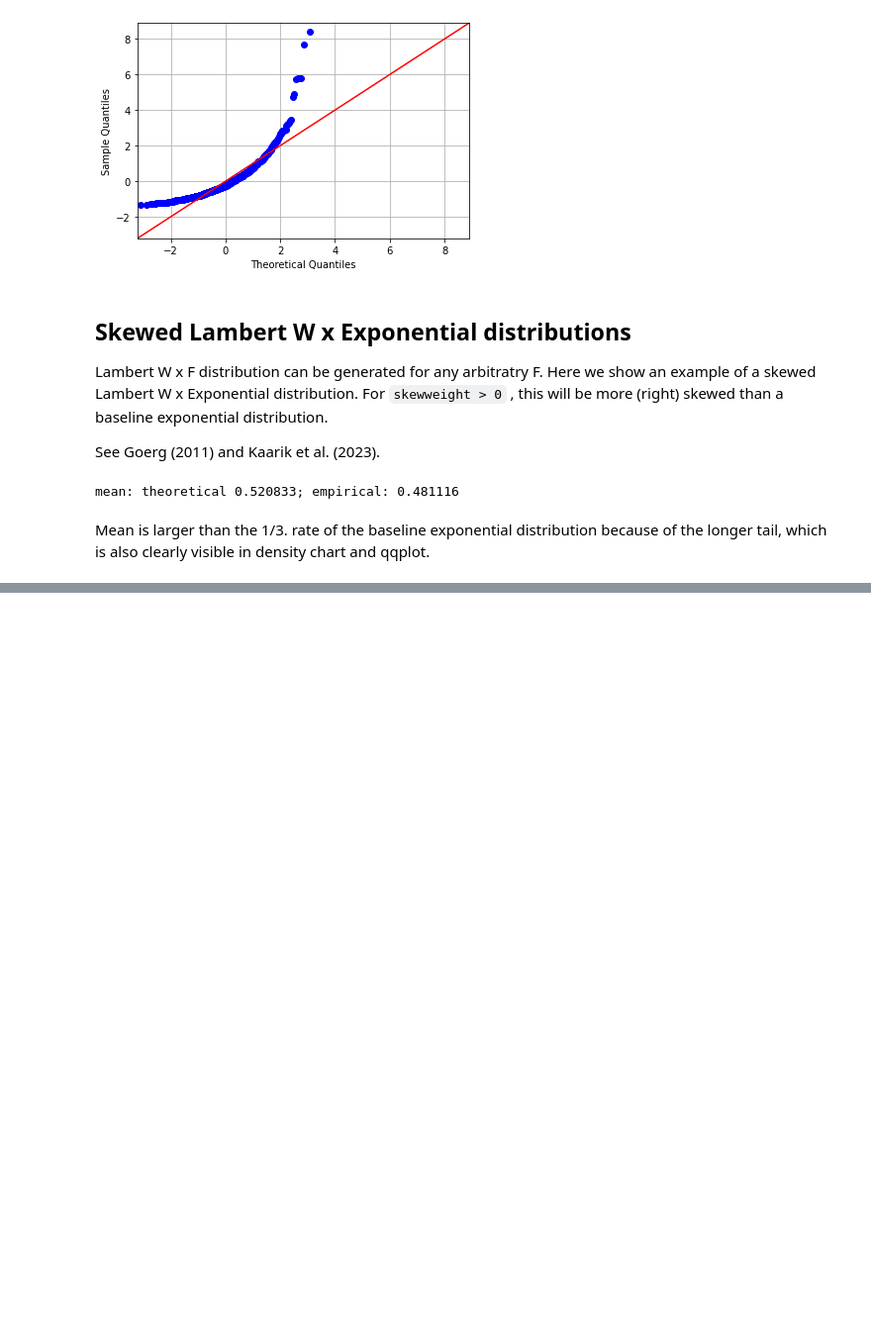
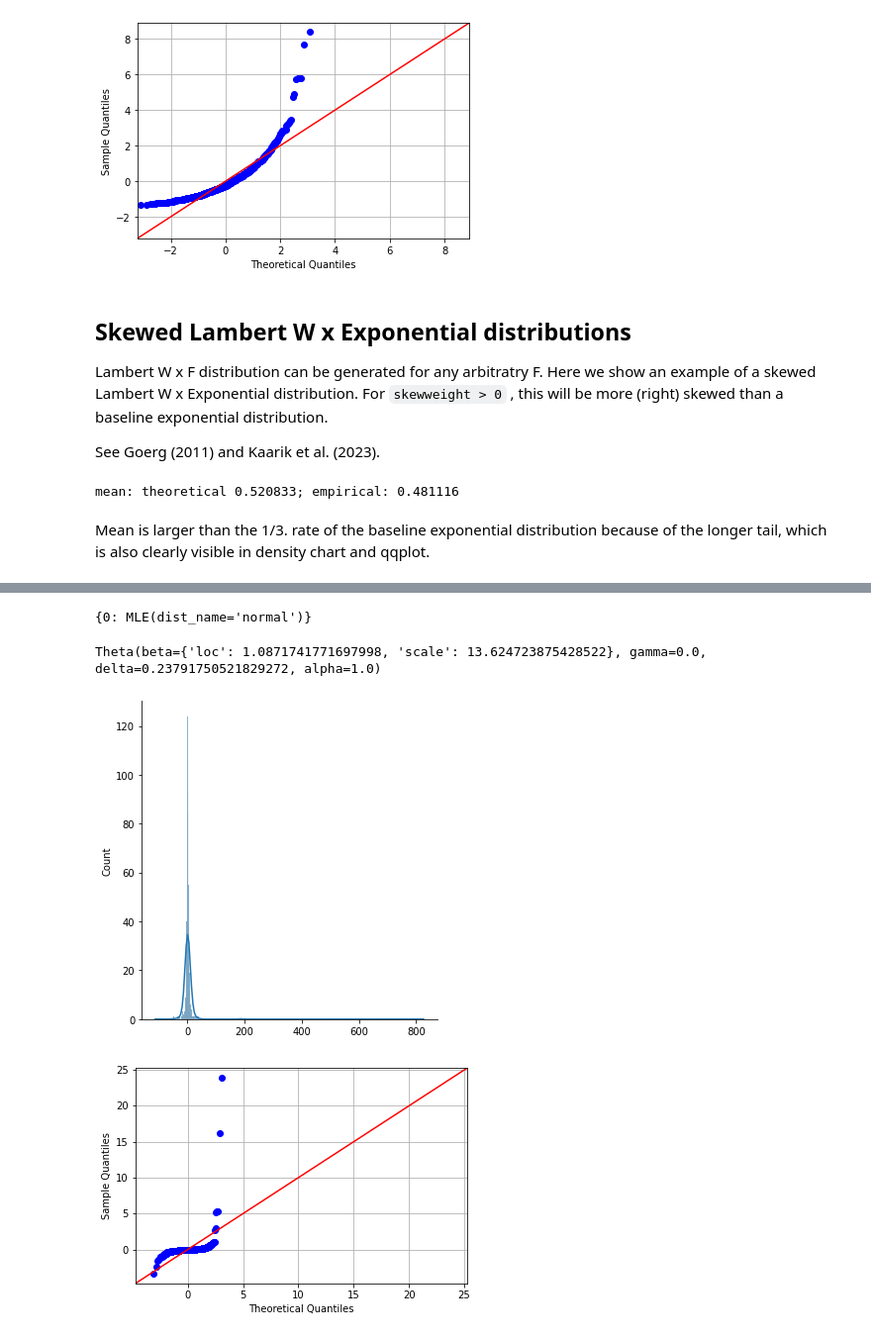
Before and after one commit to gmgeorg/torchlambertw, a Jupyter notebook: notebooks/demo-lambertw-f-distributions.ipynb, the cells around one changed output, grey strips where cells are left out. Shown at 99% size. Drawn from its saved outputs; the diff is of its cells as text; code cells hidden in the pictures; blank space fills up the shorter version.

```diff
--- a/notebooks/demo-lambertw-f-distributions.ipynb
+++ b/notebooks/demo-lambertw-f-distributions.ipynb
@@ -145,0 +160,17 @@ plt.show()
+# %%
+from torchlambertw.preprocessing import gaussianizing
+data = y
+clf = gaussianizing.Gaussianizer("h", {})
+clf.fit(data)
+clf.mle_per_col
+# %% [output]
+{0: MLE(dist_name='normal')}
+# %%
+clf.mle_per_col[0].params_
+# %% [output]
+Theta(beta={'loc': 1.0871741771697998, 'scale': 13.624723875428522}, gamma=0.0, delta=0.23791750521829272, alpha=1.0)
+# %%
+test_norm(y)
+# %% [output]
+[figure, added]
+[figure, added]
```
Also changed, not shown: parts of 10 cells of this notebook, 1 other file.
